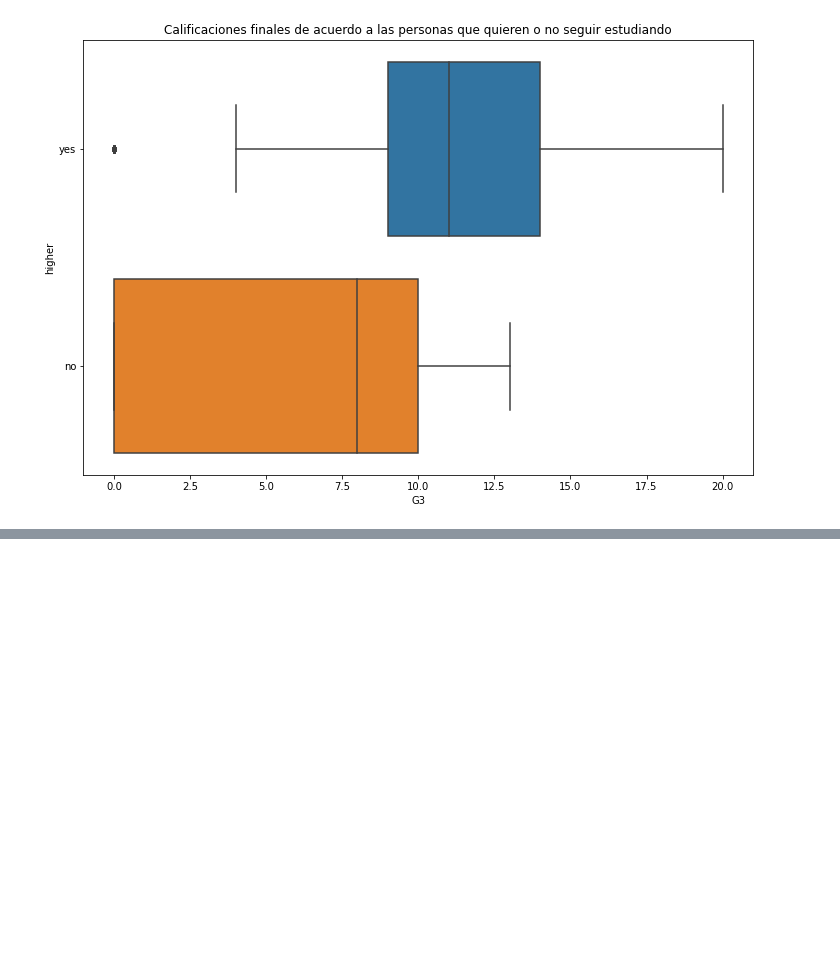
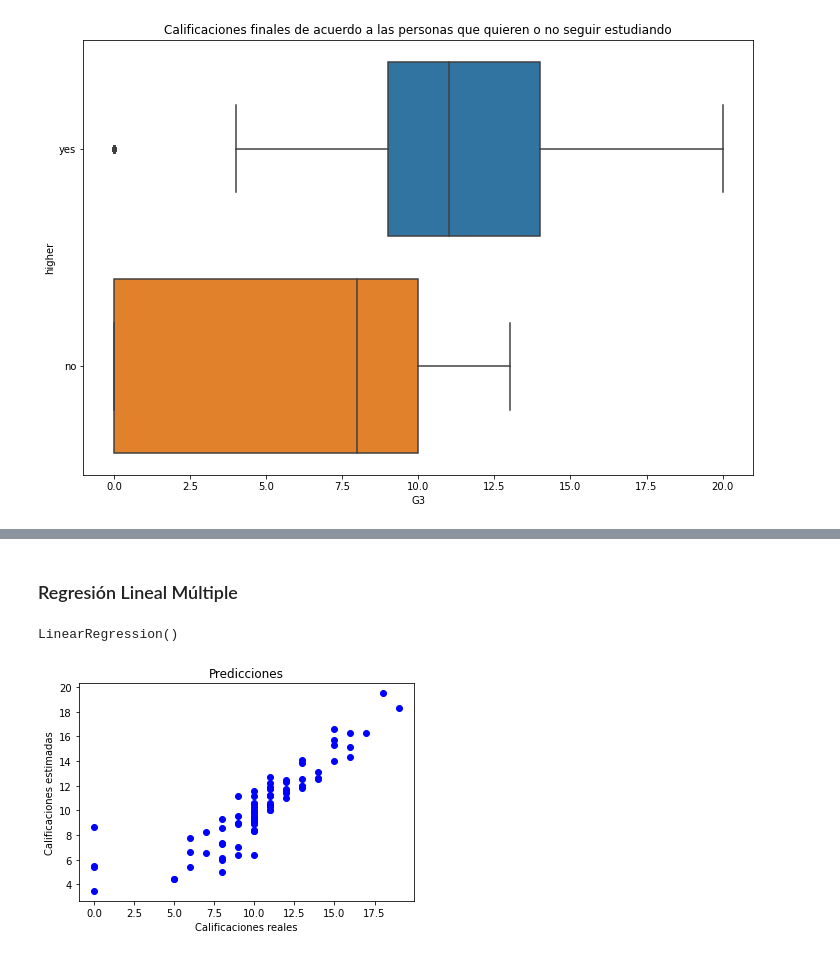
Before and after one commit to ArrigoCoen/Curso_Ciencia_de_Datos, a Jupyter notebook: M2/2_3 y 2_4 - MultipleLinearRegression-LASSO.ipynb, the cells around one changed output, grey strips where cells are left out. Saved outputs shown, nothing was run; the diff lists cells and outputs as text; code cells hidden in the pictures; blank space fills up the shorter version.

```diff
--- a/M2/2_3 y 2_4 - MultipleLinearRegression-LASSO.ipynb
+++ b/M2/2_3 y 2_4 - MultipleLinearRegression-LASSO.ipynb
@@ -516,0 +623,25 @@ sns.boxplot(y="higher", x="G3", data = df , orient="h")
+# %%
+## 4) DIVIDIR LOS DATOS
+X_train, X_test, Y_train, Y_test = train_test_split(X, Y,test_size = 0.2,random_state = 1)
+# %% [markdown]
+### Regresión Lineal Múltiple
+# %%
+## 5) CONSTRUIR UN MODELO
+# En este ejemplo vamos a elegir un modelo de regresión lineal simple para "X_train"
+regresor = LinearRegression()
+regresor.fit(X_train, Y_train)
+# %% [output]
+LinearRegression()
+# %%
+## 6) PREDICCIONES
+# Se hacen las predicciones con "X_test"
+Y_pred_lin = regresor.predict(X_test)
+
+# Se grafican los resultados de la predicción.
+plt.scatter(Y_test, Y_pred_lin, color = 'blue')
+plt.title('Predicciones')
+plt.xlabel('Calificaciones reales')
+plt.ylabel('Calificaciones estimadas')
+plt.show()
+# %% [output]
+[figure, added]
```
Also changed, not shown: parts of 52 cells of this notebook.
